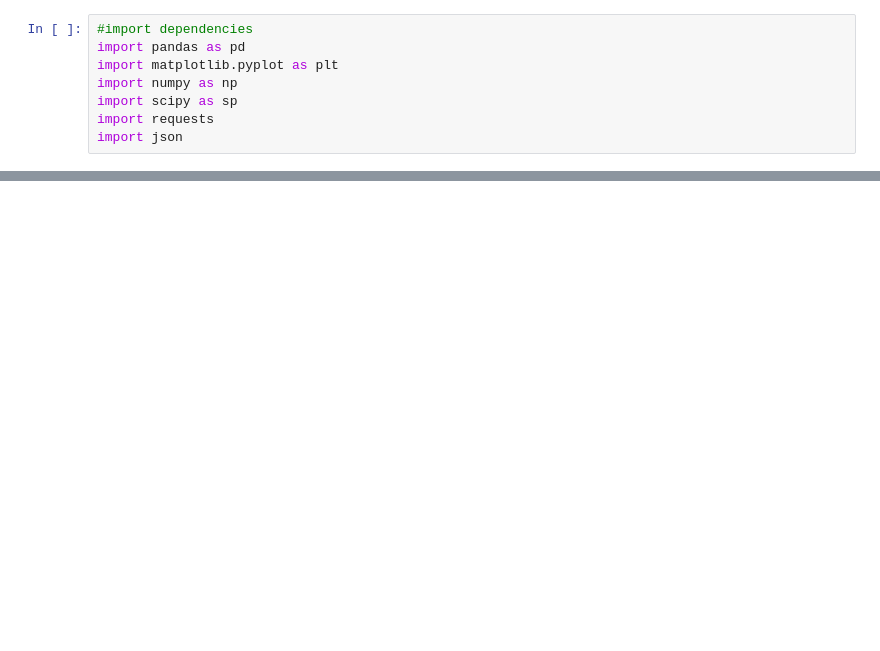
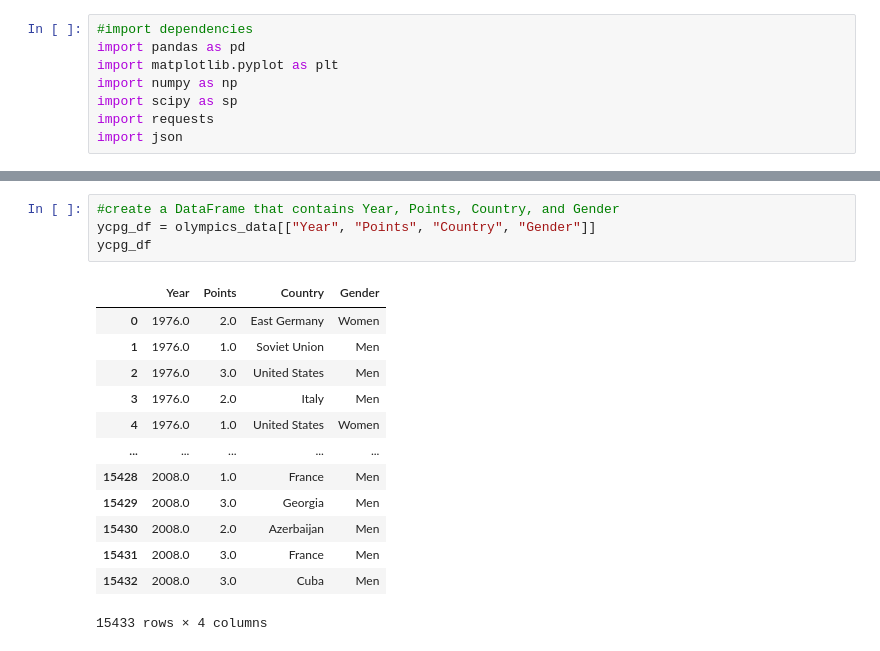
Before and after one commit to rbvancleave/project_1_olympicmedals, a Jupyter notebook: Summer-Olympics-Main.ipynb, the cells around one changed output, grey strips where cells are left out. Cells and saved outputs as stored; diff of their text form; blank space fills up the shorter version.

```diff
--- a/Summer-Olympics-Main.ipynb
+++ b/Summer-Olympics-Main.ipynb
@@ -19,0 +188,18 @@ olympics_data.head()
+# %%
+#create a DataFrame that contains Year, Points, Country, and Gender
+ycpg_df = olympics_data[["Year", "Points", "Country", "Gender"]]
+ycpg_df
+# %% [output]
+|  | Year | Points | Country | Gender |
+| 0 | 1976.0 | 2.0 | East Germany | Women |
+| 1 | 1976.0 | 1.0 | Soviet Union | Men |
+| 2 | 1976.0 | 3.0 | United States | Men |
+| 3 | 1976.0 | 2.0 | Italy | Men |
+| 4 | 1976.0 | 1.0 | United States | Women |
+| ... | ... | ... | ... | ... |
+| 15428 | 2008.0 | 1.0 | France | Men |
+| 15429 | 2008.0 | 3.0 | Georgia | Men |
+| 15430 | 2008.0 | 2.0 | Azerbaijan | Men |
+| 15431 | 2008.0 | 3.0 | France | Men |
+| 15432 | 2008.0 | 3.0 | Cuba | Men |
+15433 rows × 4 columns
```
Also changed, not shown: parts of 15 cells of this notebook, 3 other files.
